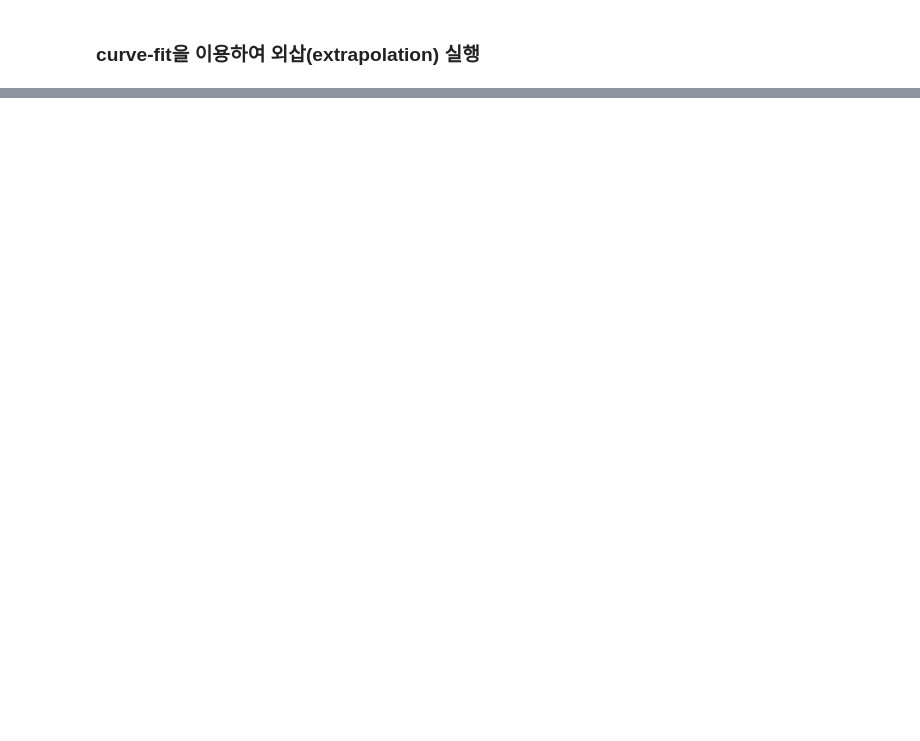
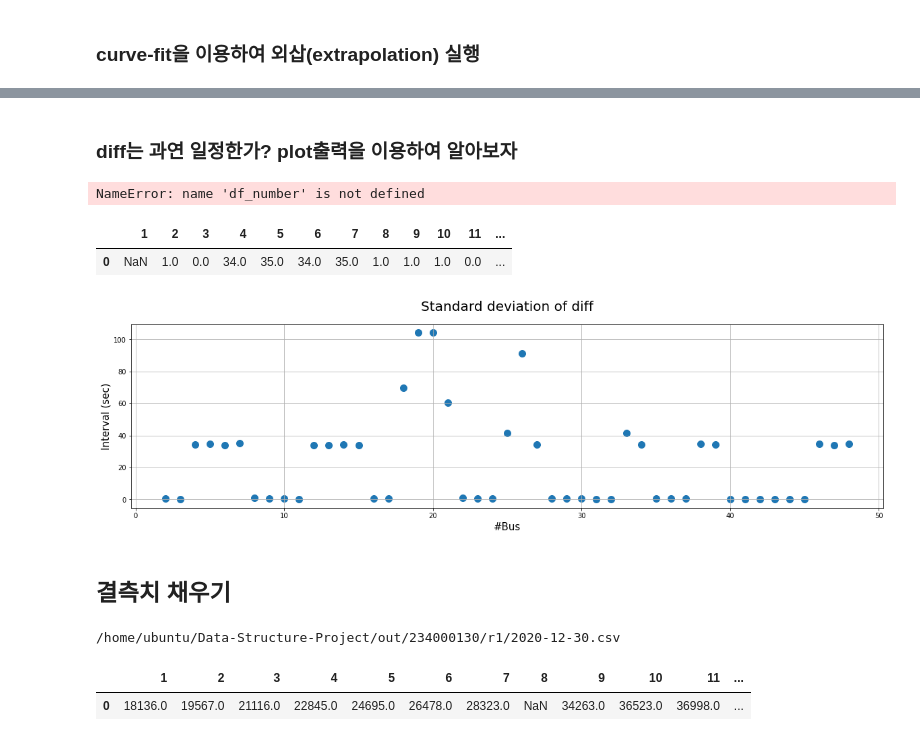
Before and after one commit to jongphago/Data-Structure-Project, a Jupyter notebook: BTTA_NullManagement.ipynb, the cells around one changed output, grey strips where cells are left out. Saved outputs shown, nothing was run; the diff lists cells and outputs as text; code cells hidden in the pictures; blank space fills up the shorter version.

```diff
--- a/BTTA_NullManagement.ipynb
+++ b/BTTA_NullManagement.ipynb
@@ -670,0 +807,6 @@ plt.show()
+# %% [markdown]
+### diff는 과연 일정한가? plot출력을 이용하여 알아보자
+# %%
+print(df_number.loc[:7,10:12].to_html())
+# %% [output]
+NameError: name 'df_number' is not defined
@@ -670,0 +846,21 @@ plt.show()
+# %%
+std = s26[:4].diff(axis=1).std(axis=0)
+std_df = pd.DataFrame(std)
+std_df = std_df.transpose().round()
+std_df
+# print(std_df.to_html())
+# %% [output]
+|  | 1 | 2 | 3 | 4 | 5 | 6 | 7 | 8 | 9 | 10 | 11 | ... |
+| 0 | NaN | 1.0 | 0.0 | 34.0 | 35.0 | 34.0 | 35.0 | 1.0 | 1.0 | 1.0 | 0.0 | ... |
+# %%
+plt.figure(figsize=(20, 5))
+plt.title("Standard deviation of diff",fontsize=20, pad=20)
+plt.ylabel("Interval (sec)", fontsize=15)
+plt.xlabel("#Bus", fontsize=15)
+plt.grid(True)
+plt.scatter(s26.columns, std, s=100)
+plt.show()
+# %% [output]
+[figure, added]
+# %% [markdown]
+## 결측치 채우기
@@ -670,0 +869,7 @@ plt.show()
+# %%
+df = seconds_df(2020, month=12, day=30)
+df.iloc[0:1]
+# %% [output]
+/home/ubuntu/Data-Structure-Project/out/234000130/r1/2020-12-30.csv
+|  | 1 | 2 | 3 | 4 | 5 | 6 | 7 | 8 | 9 | 10 | 11 | ... |
+| 0 | 18136.0 | 19567.0 | 21116.0 | 22845.0 | 24695.0 | 26478.0 | 28323.0 | NaN | 34263.0 | 36523.0 | 36998.0 | ... |
```
Also changed, not shown: parts of 74 cells of this notebook, 3 other files.
